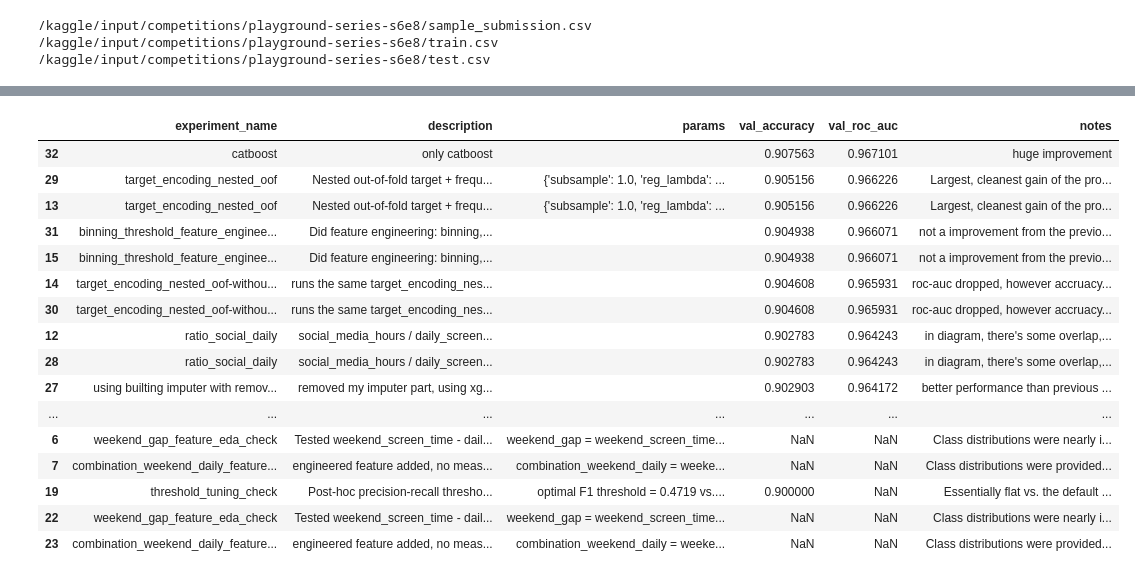
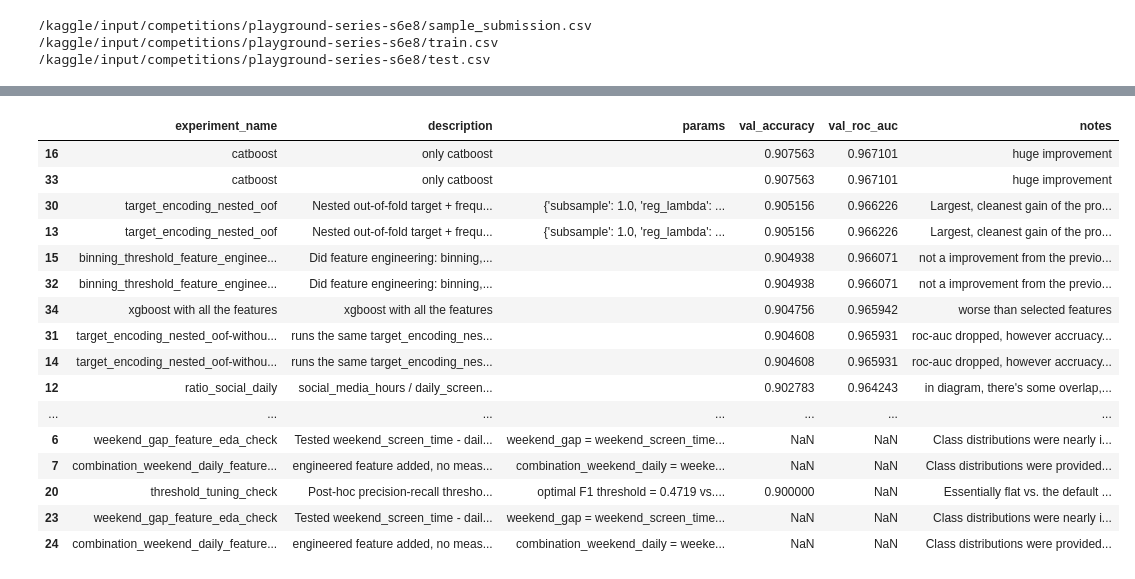
Before and after one commit to ssarmin/Kaggle-s6e8_Predicting-Smartphone-Addiction, a Jupyter notebook: predicting-smartphone-addiction.ipynb, the cells around one changed output, grey strips where cells are left out. Drawn from its saved outputs; the diff is of its cells as text; code cells hidden in the pictures.

Commit message:
xgboost with the features

```diff
--- a/predicting-smartphone-addiction.ipynb
+++ b/predicting-smartphone-addiction.ipynb
@@ -209,9 +175,11 @@ from xgboost import XGBClassifier
 
 use_device = 'cuda' if torch.cuda.is_available() else 'cpu'
 
-TE_COLS = ['daily_screen_time_hours', 'social_media_hours', 'gaming_hours',
-           'work_study_hours', 'sleep_hours', 'notifications_per_day',
-           'app_opens_per_day', 'weekend_screen_time']
+TE_COLS = train_dataset.columns.tolist()
+
+# TE_COLS = ['daily_screen_time_hours', 'social_media_hours', 'gaming_hours',
+#            'work_study_hours', 'sleep_hours', 'notifications_per_day',
+#            'app_opens_per_day', 'weekend_screen_time']
 SMOOTHING = 10.0
 best_params = {'subsample': 1.0, 'reg_lambda': 10, 'reg_alpha': 0.1, 'min_child_weight': 7,
                 'max_depth': 4, 'learning_rate': 0.1, 'colsample_bytree': 0.8}
@@ -523,47 +512,54 @@ log_experiment(
           "bigger than all feature engineering, tuning, and ensembling combined -- confirmed here on our "
           "own model and feature set. New clean baseline going forward: 0.966226 +/- 0.000437."
 )
 log_experiment(
     experiment_name="target_encoding_nested_oof-without-feature_engineering",
     description="runs the same target_encoding_nested_oof after removing feature engineering i did in previous iterations: sum and ratio",
     params="",
     accuracy=0.904608,
     roc_auc=0.965931,
     notes="roc-auc dropped, however accruacy increased, not submitting the outcome"
 )
 log_experiment(
     experiment_name="binning_threshold_feature_engineering",
     description="Did feature engineering: binning, threshold",
     params="",
     accuracy=0.904938,
     roc_auc=0.966071,
     notes="not a improvement from the previous one"
 )
 log_experiment(
     experiment_name="catboost",
     description="only catboost",
     params="",
     accuracy=0.907563,
     roc_auc=0.967101,
     notes="huge improvement"
 )
-
+log_experiment(
+    experiment_name="xgboost with all the features",
+    description="xgboost with all the features",
+    params="",
+    accuracy=0.904756,
+    roc_auc=0.965942,
+    notes="worse than selected features"
+)
 experiment_log.sort_values("val_roc_auc", ascending=False)
 # %% [output]
 |  | experiment_name | description | params | val_accuracy | val_roc_auc | notes |
-| 32 | catboost | only catboost |  | 0.907563 | 0.967101 | huge improvement |
-| 29 | target_encoding_nested_oof | Nested out-of-fold target + frequ... | {'subsample': 1.0, 'reg_lambda': ... | 0.905156 | 0.966226 | Largest, cleanest gain of the pro... |
+| 16 | catboost | only catboost |  | 0.907563 | 0.967101 | huge improvement |
+| 33 | catboost | only catboost |  | 0.907563 | 0.967101 | huge improvement |
+| 30 | target_encoding_nested_oof | Nested out-of-fold target + frequ... | {'subsample': 1.0, 'reg_lambda': ... | 0.905156 | 0.966226 | Largest, cleanest gain of the pro... |
 | 13 | target_encoding_nested_oof | Nested out-of-fold target + frequ... | {'subsample': 1.0, 'reg_lambda': ... | 0.905156 | 0.966226 | Largest, cleanest gain of the pro... |
-| 31 | binning_threshold_feature_enginee... | Did feature engineering: binning,... |  | 0.904938 | 0.966071 | not a improvement from the previo... |
 | 15 | binning_threshold_feature_enginee... | Did feature engineering: binning,... |  | 0.904938 | 0.966071 | not a improvement from the previo... |
+| 32 | binning_threshold_feature_enginee... | Did feature engineering: binning,... |  | 0.904938 | 0.966071 | not a improvement from the previo... |
+| 34 | xgboost with all the features | xgboost with all the features |  | 0.904756 | 0.965942 | worse than selected features |
+| 31 | target_encoding_nested_oof-withou... | runs the same target_encoding_nes... |  | 0.904608 | 0.965931 | roc-auc dropped, however accruacy... |
 | 14 | target_encoding_nested_oof-withou... | runs the same target_encoding_nes... |  | 0.904608 | 0.965931 | roc-auc dropped, however accruacy... |
-| 30 | target_encoding_nested_oof-withou... | runs the same target_encoding_nes... |  | 0.904608 | 0.965931 | roc-auc dropped, however accruacy... |
 | 12 | ratio_social_daily | social_media_hours / daily_screen... |  | 0.902783 | 0.964243 | in diagram, there's some overlap,... |
-| 28 | ratio_social_daily | social_media_hours / daily_screen... |  | 0.902783 | 0.964243 | in diagram, there's some overlap,... |
-| 27 | using builting imputer with remov... | removed my imputer part, using xg... |  | 0.902903 | 0.964172 | better performance than previous ... |
 | ... | ... | ... | ... | ... | ... | ... |
 | 6 | weekend_gap_feature_eda_check | Tested weekend_screen_time - dail... | weekend_gap = weekend_screen_time... | NaN | NaN | Class distributions were nearly i... |
 | 7 | combination_weekend_daily_feature... | engineered feature added, no meas... | combination_weekend_daily = weeke... | NaN | NaN | Class distributions were provided... |
-| 19 | threshold_tuning_check | Post-hoc precision-recall thresho... | optimal F1 threshold = 0.4719 vs.... | 0.900000 | NaN | Essentially flat vs. the default ... |
-| 22 | weekend_gap_feature_eda_check | Tested weekend_screen_time - dail... | weekend_gap = weekend_screen_time... | NaN | NaN | Class distributions were nearly i... |
-| 23 | combination_weekend_daily_feature... | engineered feature added, no meas... | combination_weekend_daily = weeke... | NaN | NaN | Class distributions were provided... |
+| 20 | threshold_tuning_check | Post-hoc precision-recall thresho... | optimal F1 threshold = 0.4719 vs.... | 0.900000 | NaN | Essentially flat vs. the default ... |
+| 23 | weekend_gap_feature_eda_check | Tested weekend_screen_time - dail... | weekend_gap = weekend_screen_time... | NaN | NaN | Class distributions were nearly i... |
+| 24 | combination_weekend_daily_feature... | engineered feature added, no meas... | combination_weekend_daily = weeke... | NaN | NaN | Class distributions were provided... |
```
Also changed, not shown: parts of 3 cells of this notebook.
